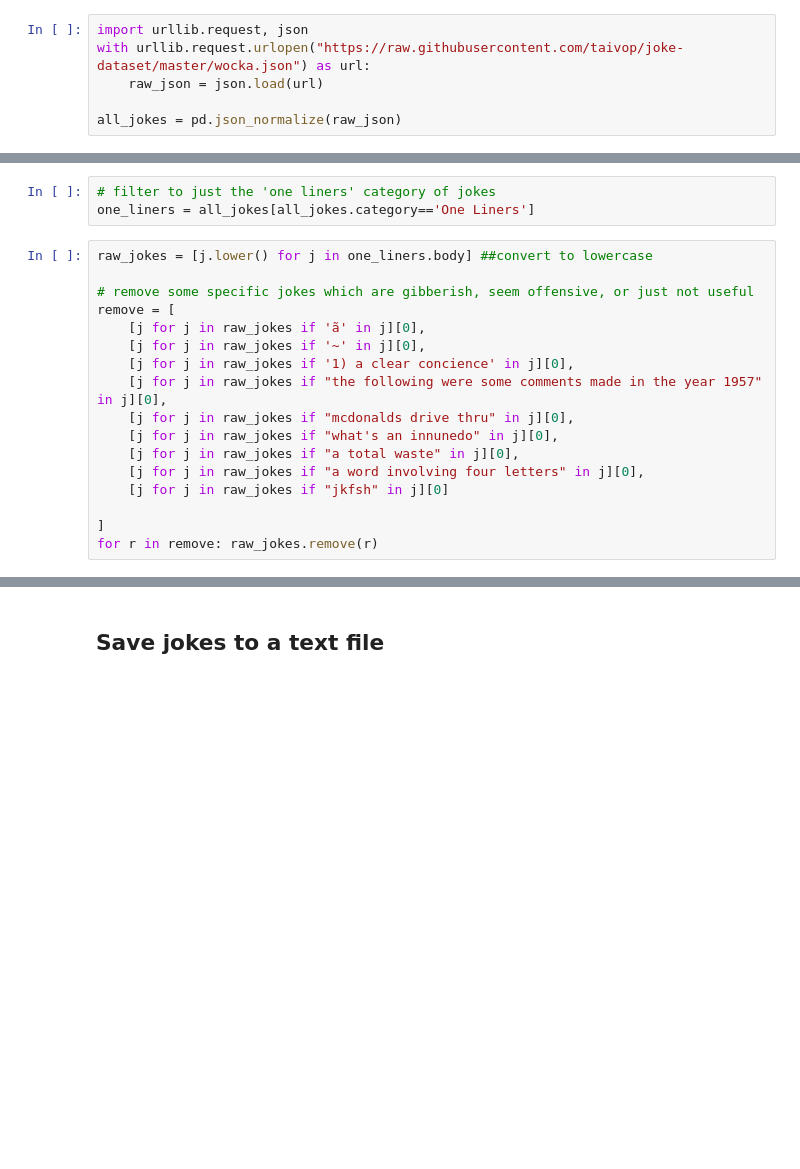
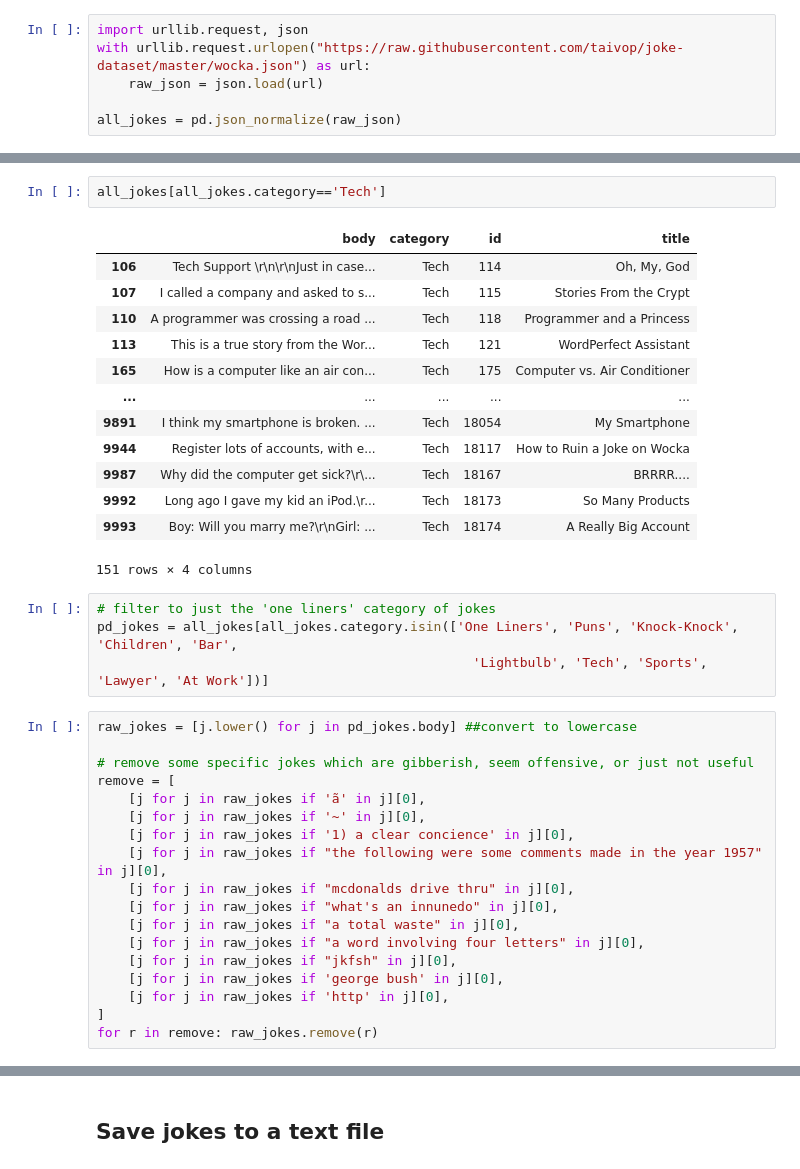
Before and after one commit to hans-elliott99/python-ml, a Jupyter notebook: makemore/jokes/jokedata_prep.ipynb, the cells around one changed output, grey strips where cells are left out. Drawn from its saved outputs; the diff is of its cells as text; blank space fills up the shorter version.

Commit message:
improve and increase joke data

```diff
--- a/makemore/jokes/jokedata_prep.ipynb
+++ b/makemore/jokes/jokedata_prep.ipynb
@@ -22,8 +30,25 @@ all_jokes = pd.json_normalize(raw_json)
+# %%
+all_jokes[all_jokes.category=='Tech']
+# %% [output]
+|  | body | category | id | title |
+| 106 | Tech Support \r\n\r\nJust in case... | Tech | 114 | Oh, My, God |
+| 107 | I called a company and asked to s... | Tech | 115 | Stories From the Crypt |
+| 110 | A programmer was crossing a road ... | Tech | 118 | Programmer and a Princess |
+| 113 | This is a true story from the Wor... | Tech | 121 | WordPerfect Assistant |
+| 165 | How is a computer like an air con... | Tech | 175 | Computer vs. Air Conditioner |
+| ... | ... | ... | ... | ... |
+| 9891 | I think my smartphone is broken. ... | Tech | 18054 | My Smartphone |
+| 9944 | Register lots of accounts, with e... | Tech | 18117 | How to Ruin a Joke on Wocka |
+| 9987 | Why did the computer get sick?\r\... | Tech | 18167 | BRRRR.... |
+| 9992 | Long ago I gave my kid an iPod.\r... | Tech | 18173 | So Many Products |
+| 9993 | Boy: Will you marry me?\r\nGirl: ... | Tech | 18174 | A Really Big Account |
+151 rows × 4 columns
 # %%
 # filter to just the 'one liners' category of jokes
-one_liners = all_jokes[all_jokes.category=='One Liners']
+pd_jokes = all_jokes[all_jokes.category.isin(['One Liners', 'Puns', 'Knock-Knock', 'Children', 'Bar',
+                                                'Lightbulb', 'Tech', 'Sports', 'Lawyer', 'At Work'])]
 # %%
-raw_jokes = [j.lower() for j in one_liners.body] ##convert to lowercase
+raw_jokes = [j.lower() for j in pd_jokes.body] ##convert to lowercase
 
 # remove some specific jokes which are gibberish, seem offensive, or just not useful
 remove = [
@@ -35,8 +60,9 @@ remove = [
     [j for j in raw_jokes if "what's an innunedo" in j][0],
     [j for j in raw_jokes if "a total waste" in j][0],
     [j for j in raw_jokes if "a word involving four letters" in j][0],
-    [j for j in raw_jokes if "jkfsh" in j][0]
-
+    [j for j in raw_jokes if "jkfsh" in j][0],
+    [j for j in raw_jokes if 'george bush' in j][0],
+    [j for j in raw_jokes if 'http' in j][0],
 ]
 for r in remove: raw_jokes.remove(r)
 # %%
```
Also changed, not shown: parts of 10 cells of this notebook, 3 other files.
